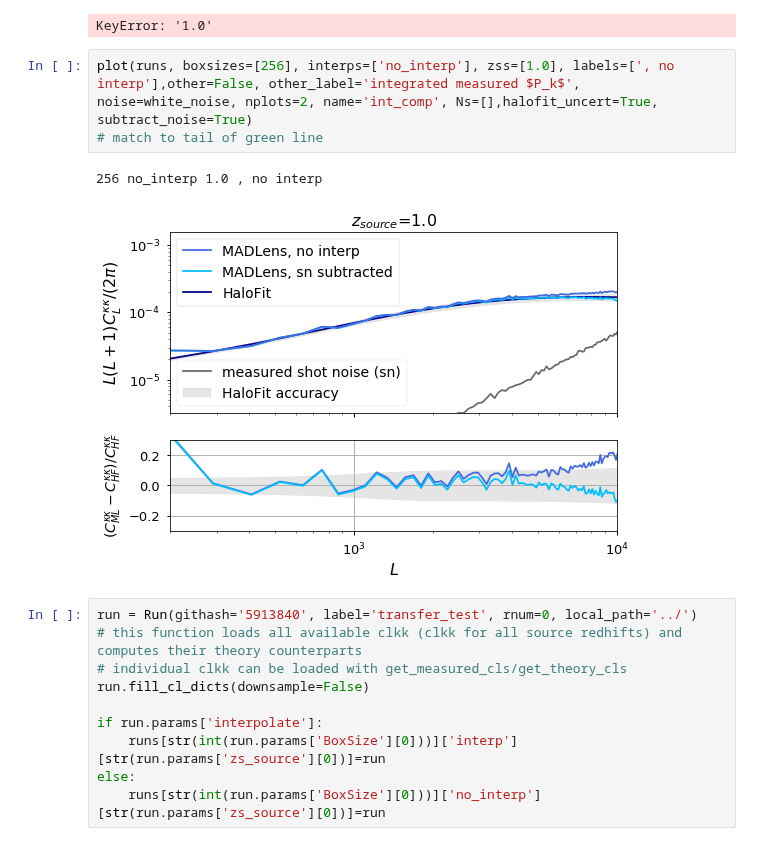
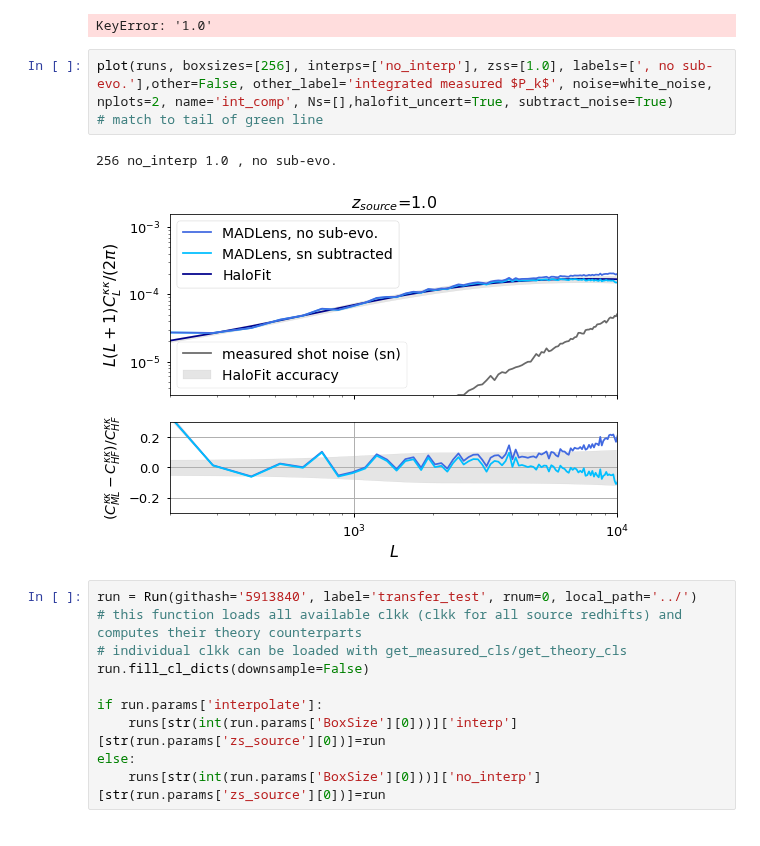
Before and after one commit to VMBoehm/MADLens, a Jupyter notebook: notebooks/PlotResults-publications.ipynb, the cells around one changed output. Cells and saved outputs as stored; diff of their text form.

```diff
--- a/notebooks/PlotResults-publications.ipynb
+++ b/notebooks/PlotResults-publications.ipynb
@@ -315,11 +315,11 @@ map_ = runs['256']['interp']['1.0'].get_map(1,0)
 # %% [output]
 KeyError: '1.0'
 # %%
-plot(runs, boxsizes=[256], interps=['no_interp'], zss=[1.0], labels=[', no interp'],other=False, other_label='integrated measured $P_k$', noise=white_noise, nplots=2, name='int_comp', Ns=[],halofit_uncert=True, subtract_noise=True)
+plot(runs, boxsizes=[256], interps=['no_interp'], zss=[1.0], labels=[', no sub-evo.'],other=False, other_label='integrated measured $P_k$', noise=white_noise, nplots=2, name='int_comp', Ns=[],halofit_uncert=True, subtract_noise=True)
 # match to tail of green line
 # %% [output]
-256 no_interp 1.0 , no interp
+256 no_interp 1.0 , no sub-evo.
-[figure, old version]
+[figure, new version]
 # %%
 run = Run(githash='5913840', label='transfer_test', rnum=0, local_path='../')
 # this function loads all available clkk (clkk for all source redhifts) and computes their theory counterparts
```
Also changed, not shown: parts of 3 cells of this notebook, 4 other files.
